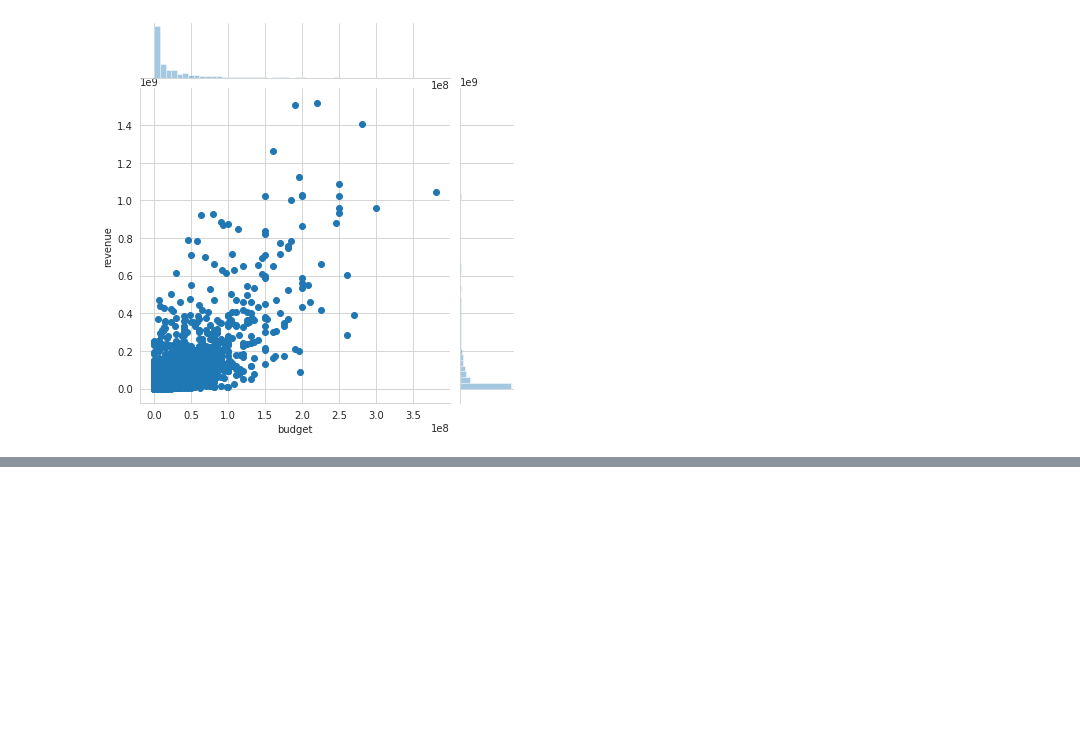
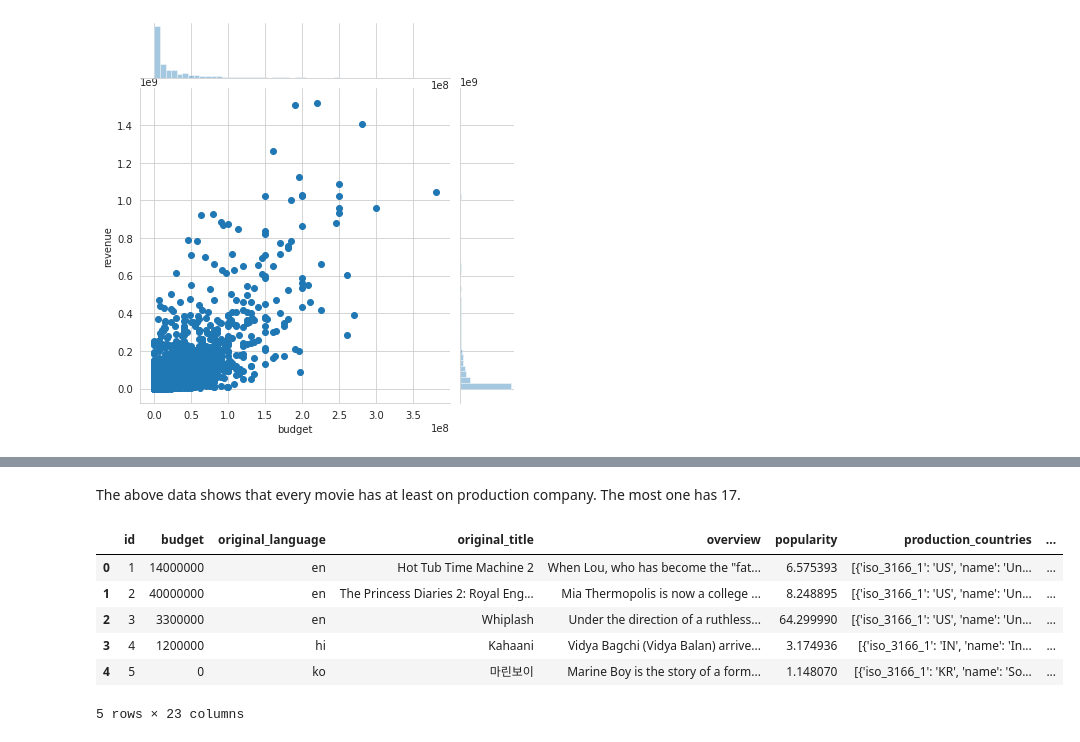
Before and after one commit to z5219951/revenue, a Jupyter notebook: Data/data_pre.ipynb, the cells around one changed output, grey strips where cells are left out. Drawn from its saved outputs; the diff is of its cells as text; code cells hidden in the pictures; blank space fills up the shorter version.

```diff
--- a/Data/data_pre.ipynb
+++ b/Data/data_pre.ipynb
@@ -71,0 +186,14 @@ sns.jointplot(x="budget", y="revenue", data=origin_train)
+# %%
+origin_train.drop(['poster_path'], axis = 1, inplace = True)
+origin_test.drop(['poster_path'], axis = 1, inplace = True)
+# %%
+# checkout production_companies
+# fill the NaN
+origin_train['production_companies'].fillna(0, inplace=True)
+origin_test['production_companies'].fillna(0, inplace=True)
+# change the json into dic
+origin_train['newproduction_companies'] = origin_train['production_companies'].apply(lambda x: literal_eval(x) if x != 0 else 0)
+
+origin_test['newproduction_companies'] = origin_test['production_companies'].apply(lambda x: literal_eval(x) if x != 0 else 0)
+
+origin_train['newproduction_companies'].apply(lambda x: len(x) if x != 0 else 0).value_counts()
@@ -71,0 +220,18 @@ sns.jointplot(x="budget", y="revenue", data=origin_train)
+# %% [markdown]
+The above data shows that every movie has at least on production company. The most one has 17.
+# %%
+# Add length of production_companies
+origin_train['len_proCom'] = origin_train['newproduction_companies'].apply(lambda x: len(x) if x != 0 else 0)
+origin_test['len_proCom'] = origin_test['newproduction_companies'].apply(lambda x: len(x) if x != 0 else 0)
+# drop the origin data
+origin_train.drop(['newproduction_companies','production_companies'], axis = 1, inplace = True)
+origin_test.drop(['newproduction_companies','production_companies'], axis = 1, inplace = True)
+origin_train.head()
+# %% [output]
+|  | id | budget | original_language | original_title | overview | popularity | production_countries | ... |
+| 0 | 1 | 14000000 | en | Hot Tub Time Machine 2 | When Lou, who has become the "fat... | 6.575393 | [{'iso_3166_1': 'US', 'name': 'Un... | ... |
+| 1 | 2 | 40000000 | en | The Princess Diaries 2: Royal Eng... | Mia Thermopolis is now a college ... | 8.248895 | [{'iso_3166_1': 'US', 'name': 'Un... | ... |
+| 2 | 3 | 3300000 | en | Whiplash | Under the direction of a ruthless... | 64.299990 | [{'iso_3166_1': 'US', 'name': 'Un... | ... |
+| 3 | 4 | 1200000 | hi | Kahaani | Vidya Bagchi (Vidya Balan) arrive... | 3.174936 | [{'iso_3166_1': 'IN', 'name': 'In... | ... |
+| 4 | 5 | 0 | ko | 마린보이 | Marine Boy is the story of a form... | 1.148070 | [{'iso_3166_1': 'KR', 'name': 'So... | ... |
+5 rows × 23 columns
```
Also changed, not shown: parts of 20 cells of this notebook, 1 other file.
